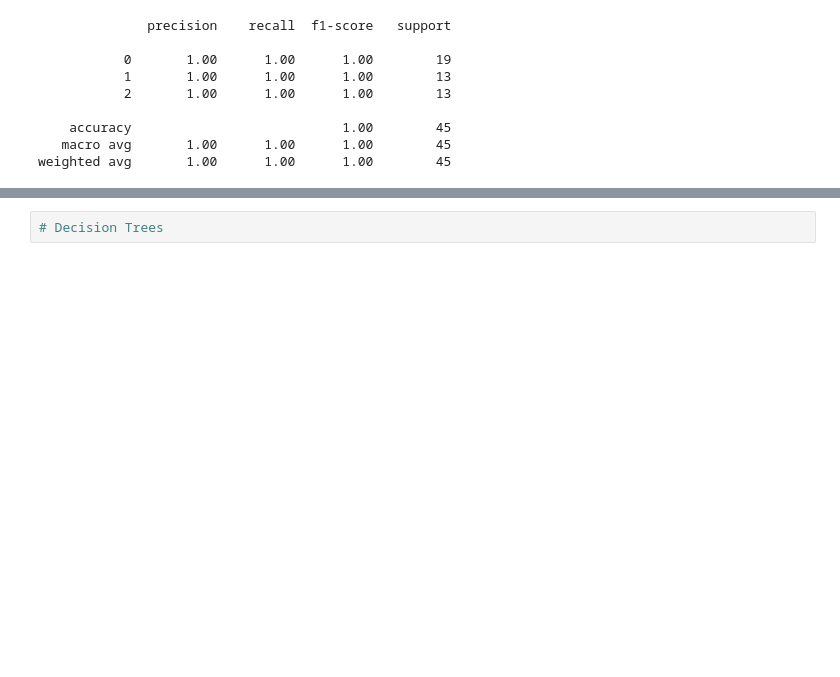
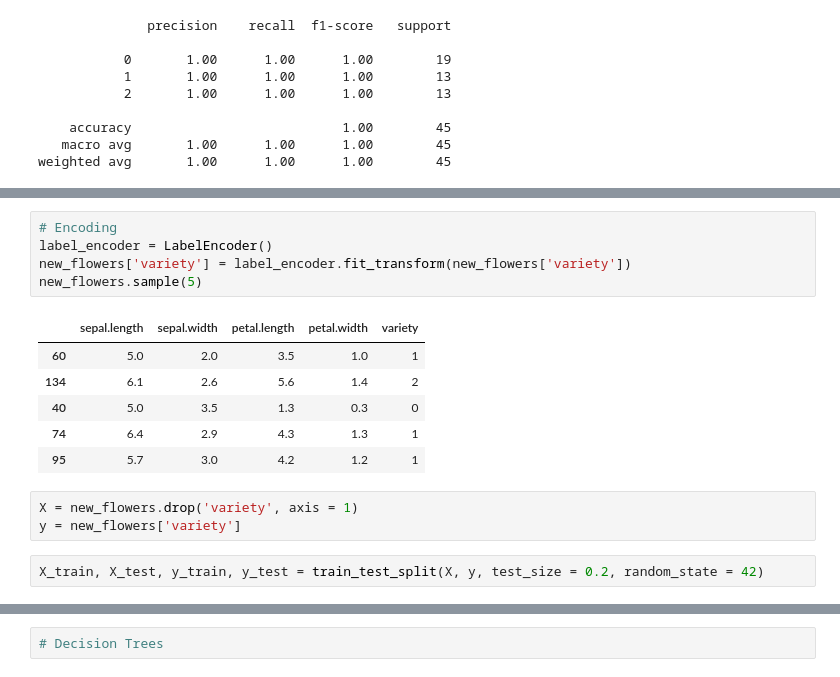
Before and after one commit to marius2347/Working-with-Iris-Dataset-using-Machine-Learning-in-Python-at-ISB, a Jupyter notebook: ml.ipynb, the cells around one changed output, grey strips where cells are left out. Drawn from its saved outputs; the diff is of its cells as text; blank space fills up the shorter version.

```diff
--- a/ml.ipynb
+++ b/ml.ipynb
@@ -391,0 +440,17 @@ weighted avg       1.00      1.00      1.00        45
+# %%
+# Encoding
+label_encoder = LabelEncoder()
+new_flowers['variety'] = label_encoder.fit_transform(new_flowers['variety'])
+new_flowers.sample(5)
+# %% [output]
+|  | sepal.length | sepal.width | petal.length | petal.width | variety |
+| 60 | 5.0 | 2.0 | 3.5 | 1.0 | 1 |
+| 134 | 6.1 | 2.6 | 5.6 | 1.4 | 2 |
+| 40 | 5.0 | 3.5 | 1.3 | 0.3 | 0 |
+| 74 | 6.4 | 2.9 | 4.3 | 1.3 | 1 |
+| 95 | 5.7 | 3.0 | 4.2 | 1.2 | 1 |
+# %%
+X = new_flowers.drop('variety', axis = 1)
+y = new_flowers['variety']
+# %%
+X_train, X_test, y_train, y_test = train_test_split(X, y, test_size = 0.2, random_state = 42)
```
Also changed, not shown: parts of 10 cells of this notebook.
